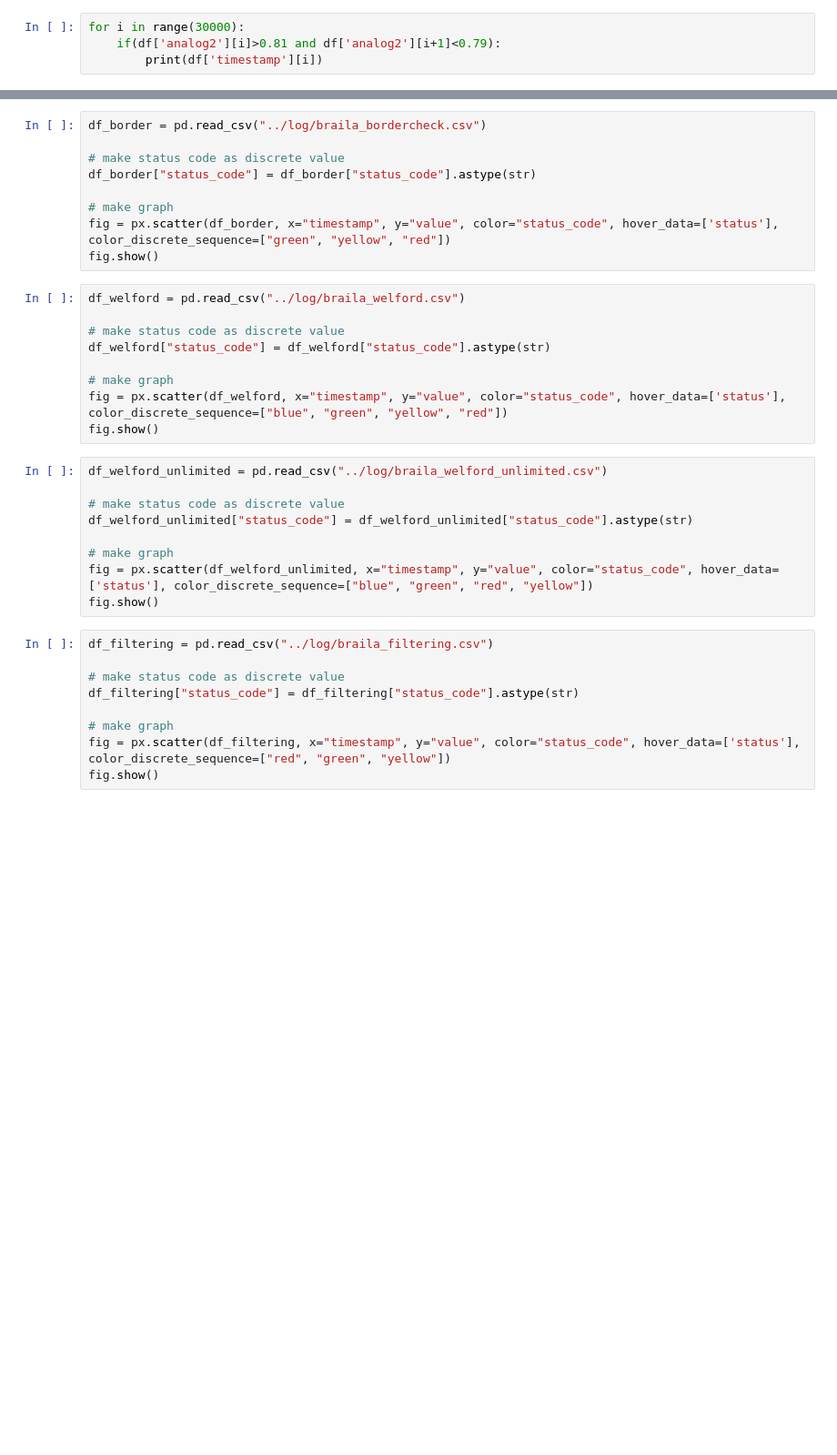
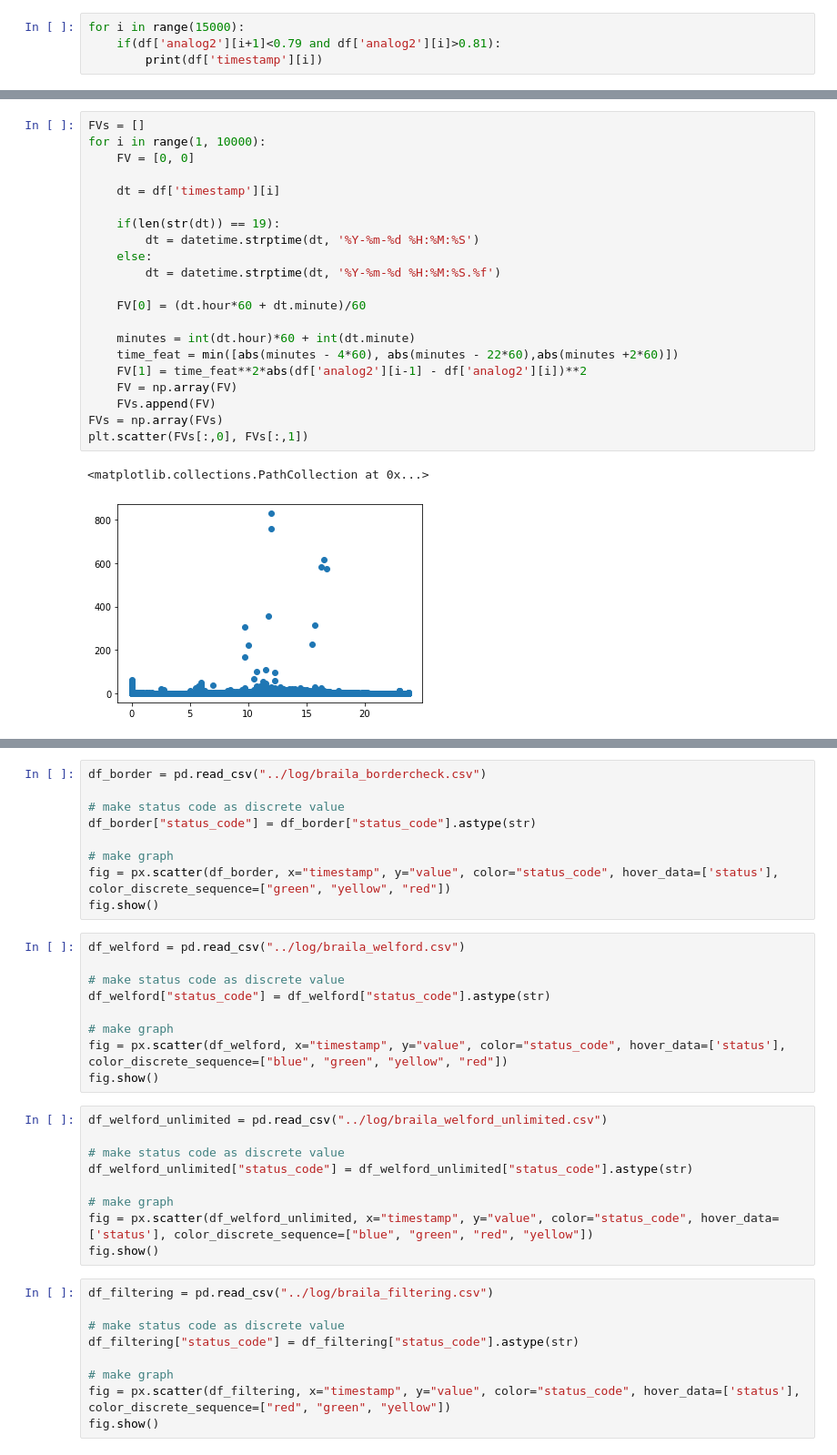
Before and after one commit to nacekoprivec/anomaly-detection, a Jupyter notebook: notebooks/braila_data.ipynb, the cells around one changed output, grey strips where cells are left out. Shown: that part at 91% size. Drawn from its saved outputs; the diff is of its cells as text; blank space fills up the shorter version.

```diff
--- a/notebooks/braila_data.ipynb
+++ b/notebooks/braila_data.ipynb
@@ -24,6 +27,6 @@ fig.show()
 # %% [output]
 [interactive output not drawn]
 # %%
-for i in range(30000):
-    if(df['analog2'][i]>0.81 and df['analog2'][i+1]<0.79):
+for i in range(15000):
+    if(df['analog2'][i+1]<0.79 and df['analog2'][i]>0.81):
         print(df['timestamp'][i])
@@ -29,0 +51,24 @@ for i in range(30000):
+# %%
+FVs = []
+for i in range(1, 10000):
+    FV = [0, 0]
+
+    dt = df['timestamp'][i]
+
+    if(len(str(dt)) == 19):
+        dt = datetime.strptime(dt, '%Y-%m-%d %H:%M:%S')
+    else:
+        dt = datetime.strptime(dt, '%Y-%m-%d %H:%M:%S.%f')
+
+    FV[0] = (dt.hour*60 + dt.minute)/60
+
+    minutes = int(dt.hour)*60 + int(dt.minute)
+    time_feat = min([abs(minutes - 4*60), abs(minutes - 22*60),abs(minutes +2*60)])
+    FV[1] = time_feat**2*abs(df['analog2'][i-1] - df['analog2'][i])**2
+    FV = np.array(FV)
+    FVs.append(FV)
+FVs = np.array(FVs)
+plt.scatter(FVs[:,0], FVs[:,1])
+# %% [output]
+<matplotlib.collections.PathCollection at 0x...>
+[figure, added]
```
Also changed, not shown: parts of 4 cells of this notebook, 17 other files.
